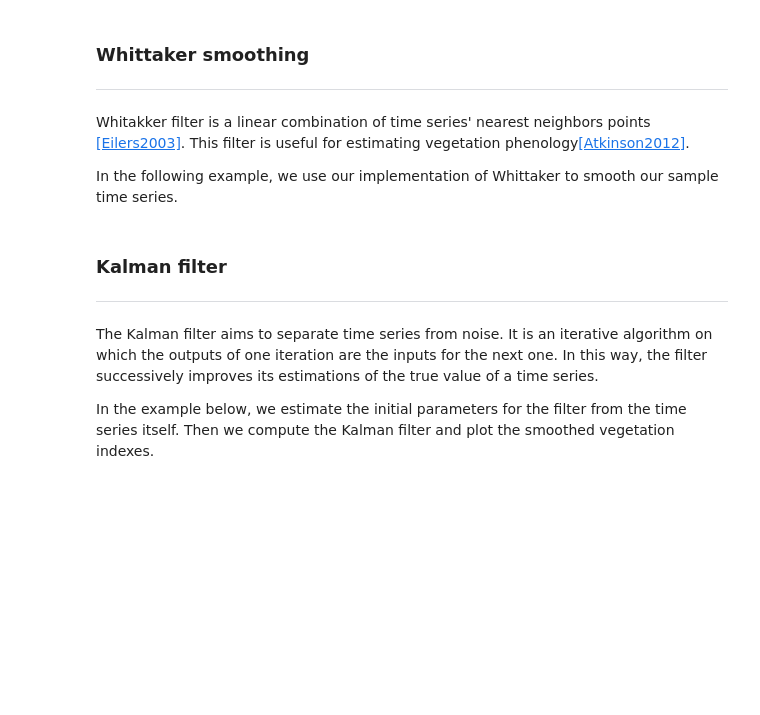
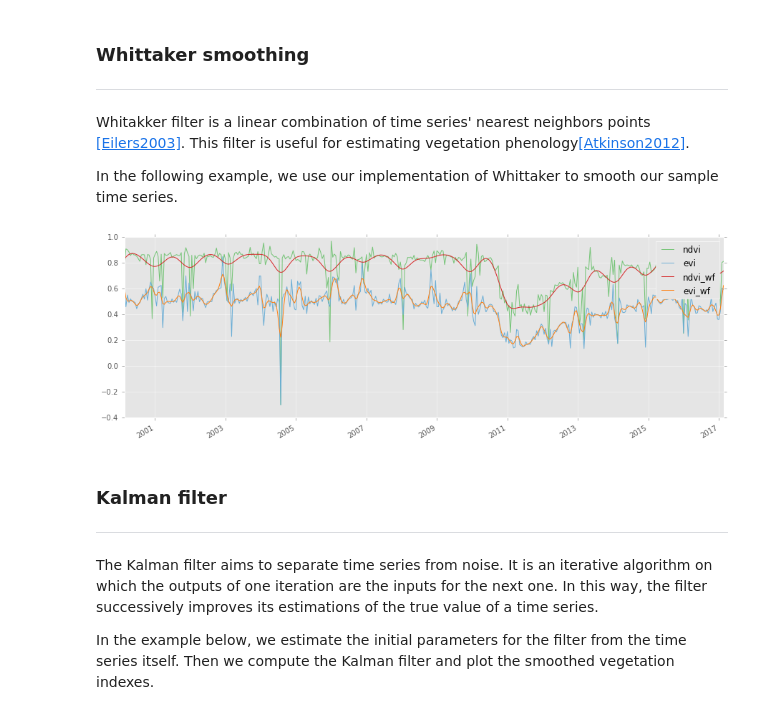
Before and after one commit to rolfsimoes/wgiss-py-webinar, a Jupyter notebook: WGISS_Tech_Webinar.ipynb, the cells around one changed output. Drawn from its saved outputs; the diff is of its cells as text; code cells hidden in the pictures; blank space fills up the shorter version.

```diff
--- a/WGISS_Tech_Webinar.ipynb
+++ b/WGISS_Tech_Webinar.ipynb
@@ -247,18 +281,20 @@ In the following example, we use our implementation of Whittaker to smooth our s
 # %%
 from whittaker import *
 # filter the vi
-vidf['ndvi_wf'] = pd.Series(whittaker_filter(ndvi), index = ts.timeline)
-vidf['evi_wf']  = pd.Series(whittaker_filter(evi), index = ts.timeline)
+vidf['ndvi_wf'] = pd.Series(whittaker_filter(ndvi,1000), index = ts.timeline)
+vidf['evi_wf']  = pd.Series(whittaker_filter(evi,1), index = ts.timeline)
 # plot
 fig, ax = matplotlib.pyplot.subplots(figsize = (15, 5))
 ax.plot()
 vidf['ndvi'].plot()
 vidf['evi'].plot()
 vidf['ndvi_wf'].plot()
 vidf['evi_wf'].plot()
 ax.legend()
 fig.autofmt_xdate()
 #vidf[0:5]
+# %% [output]
+[figure, added]
 # %% [markdown]
 ### Kalman filter
 <hr>
```
Also changed, not shown: parts of 15 cells of this notebook.
